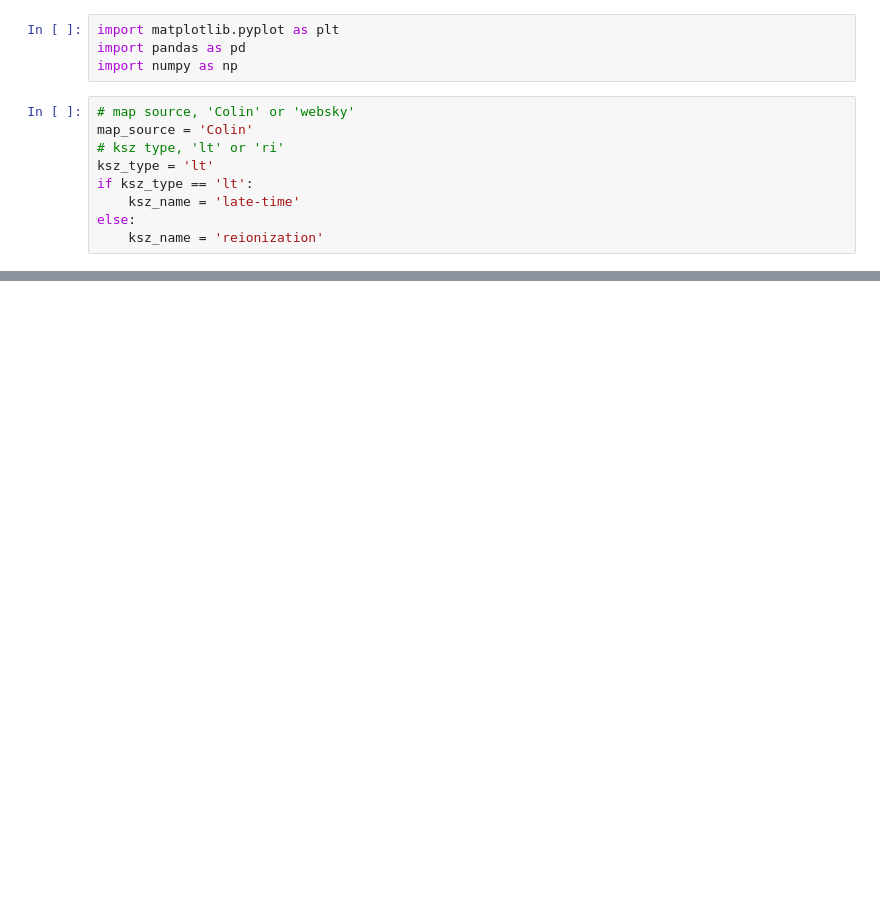
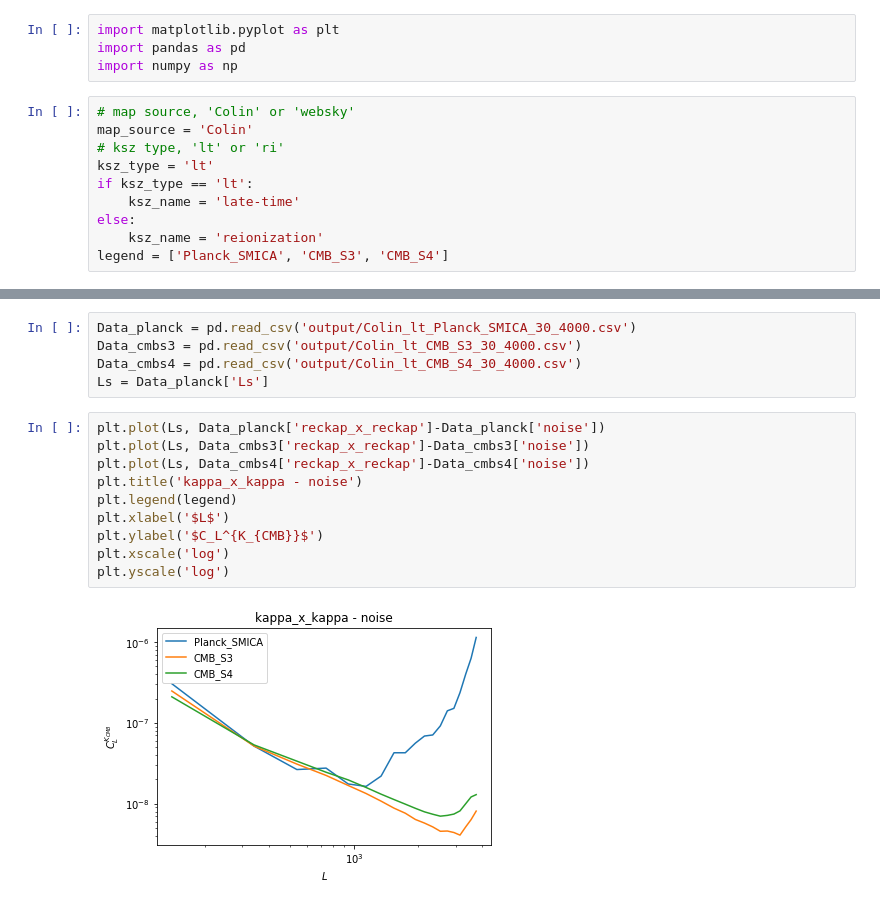
Before and after one commit to catketchup/new_reion-lens, a Jupyter notebook: plot.ipynb, the cells around one changed output, grey strips where cells are left out. Saved outputs shown, nothing was run; the diff lists cells and outputs as text; blank space fills up the shorter version.

```diff
--- a/plot.ipynb
+++ b/plot.ipynb
@@ -11,4 +11,5 @@ if ksz_type == 'lt':
     ksz_name = 'late-time'
 else:
     ksz_name = 'reionization'
+legend = ['Planck_SMICA', 'CMB_S3', 'CMB_S4']
 # %%
@@ -40,0 +57,17 @@ for i in range(row):
+# %%
+Data_planck = pd.read_csv('output/Colin_lt_Planck_SMICA_30_4000.csv')
+Data_cmbs3 = pd.read_csv('output/Colin_lt_CMB_S3_30_4000.csv')
+Data_cmbs4 = pd.read_csv('output/Colin_lt_CMB_S4_30_4000.csv')
+Ls = Data_planck['Ls']
+# %%
+plt.plot(Ls, Data_planck['reckap_x_reckap']-Data_planck['noise'])
+plt.plot(Ls, Data_cmbs3['reckap_x_reckap']-Data_cmbs3['noise'])
+plt.plot(Ls, Data_cmbs4['reckap_x_reckap']-Data_cmbs4['noise'])
+plt.title('kappa_x_kappa - noise')
+plt.legend(legend)
+plt.xlabel('$L$')
+plt.ylabel('$C_L^{K_{CMB}}$')
+plt.xscale('log')
+plt.yscale('log')
+# %% [output]
+[figure, added]
```
Also changed, not shown: parts of 7 cells of this notebook, 24 other files.
